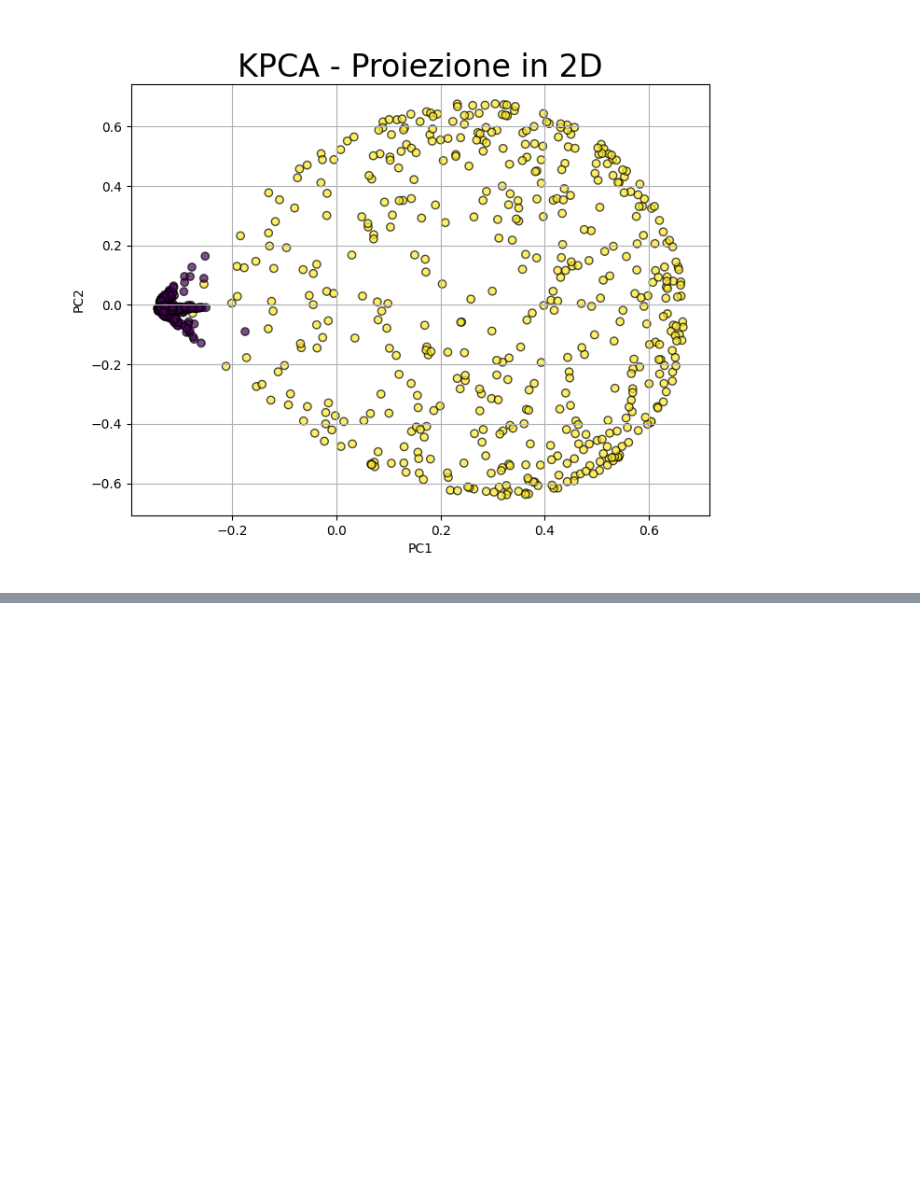
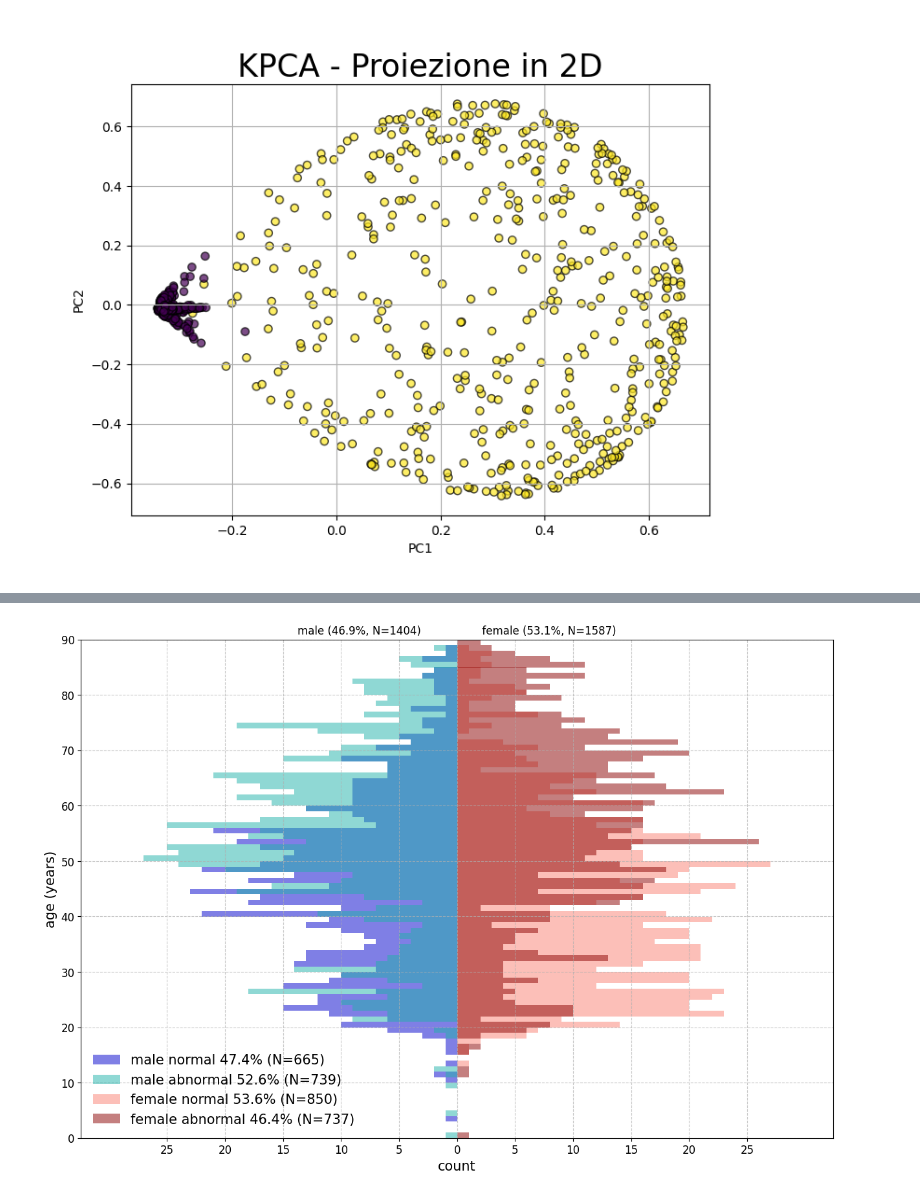
Before and after one commit to pietromihelj/TESI-TRIENNALE, a Jupyter notebook: grafici_esplicativi.ipynb, the cells around one changed output, grey strips where cells are left out. Saved outputs shown, nothing was run; the diff lists cells and outputs as text; code cells hidden in the pictures; blank space fills up the shorter version.

```diff
--- a/grafici_esplicativi.ipynb
+++ b/grafici_esplicativi.ipynb
@@ -116,0 +73,89 @@ sesso: Counter({'M': 2265, 'F': 1718, 'UN': 1})
+# %%
+def create_age_pyramid_overlapped(ax, ages_male_normal, ages_male_abnormal,
+                                 ages_female_normal, ages_female_abnormal,
+                                 bins):
+    hist_male_normal, _ = np.histogram(ages_male_normal, bins=bins)
+    hist_male_abnormal, _ = np.histogram(ages_male_abnormal, bins=bins)
+    hist_female_normal, _ = np.histogram(ages_female_normal, bins=bins)
+    hist_female_abnormal, _ = np.histogram(ages_female_abnormal, bins=bins)
+    total_males_normal = len(ages_male_normal)
+    total_males_abnormal = len(ages_male_abnormal)
+    total_females_normal = len(ages_female_normal)
+    total_females_abnormal = len(ages_female_abnormal)
+    total_males = total_males_normal + total_males_abnormal
+    total_females = total_females_normal + total_females_abnormal
+    total_overall = total_males + total_females
+    male_overall_pct = (total_males / total_overall * 100) if total_overall > 0 else 0
+    female_overall_pct = (total_females / total_overall * 100) if total_overall > 0 else 0
+    male_normal_pct_sex = (total_males_normal / total_males * 100) if total_males > 0 else 0
+    male_abnormal_pct_sex = (total_males_abnormal / total_males * 100) if total_males > 0 else 0
+    female_normal_pct_sex = (total_females_normal / total_females * 100) if total_females > 0 else 0
+    female_abnormal_pct_sex = (total_females_abnormal / total_females * 100) if total_females > 0 else 0
+    ax.set_title(f"male ({male_overall_pct:.1f}%, N={total_males}) "
+                 f"                 female ({female_overall_pct:.1f}%, N={total_females})")
+    bin_centers = bins[:-1] + np.diff(bins)/2
+    ax.barh(bin_centers, -hist_male_normal, height=1, color='mediumblue', alpha=0.5,
+            label=f'male normal {male_normal_pct_sex:.1f}% (N={total_males_normal})')
+    ax.barh(bin_centers, -hist_male_abnormal, height=1, color='lightseagreen', alpha=0.5,
+            label=f'male abnormal {male_abnormal_pct_sex:.1f}% (N={total_males_abnormal})')
+    ax.barh(bin_centers, hist_female_normal, height=1, color='salmon', alpha=0.5,
+            label=f'female normal {female_normal_pct_sex:.1f}% (N={total_females_normal})')
+    ax.barh(bin_centers, hist_female_abnormal, height=1, color='darkred', alpha=0.5,
+            label=f'female abnormal {female_abnormal_pct_sex:.1f}% (N={total_females_abnormal})')
+    max_count = max(hist_male_normal.max(), hist_male_abnormal.max(),
+                    hist_female_normal.max(), hist_female_abnormal.max())
+    ax.set_xlim(-max_count * 1.2, max_count * 1.2)
+    ticks = np.arange(0, max_count + 1, max_count // 5 if max_count > 5 else 1)
+    ax.set_xticks([-t for t in ticks if t > 0] + list(ticks))
+    ax.set_xticklabels([str(abs(int(t))) for t in ax.get_xticks()])
+    ax.set_xlabel('count', fontsize=15)
+    ax.set_ylabel('age (years)', fontsize=15)
+    ax.set_ylim(0, 90) # Range di età
+    ax.set_yticks(np.arange(0, 91, 10))
+    ax.legend(loc='lower left', frameon=False, fontsize=15)
+    ax.grid(linestyle='--', alpha=0.7)
+    ax.tick_params(axis='x', labelsize=12)
+    ax.tick_params(axis='y', labelsize=12)
+def create_repeated_array(values, repetitions):
+    if len(values) != len(repetitions):
+        raise ValueError("Le liste 'values' e 'repetitions' devono avere la stessa lunghezza.")
+
+    result_list = []
+    for i in range(len(values)):
+        value = values[i]
+        num_repetitions = repetitions[i]
+
+        result_list.extend([value] * num_repetitions)
+
+    return np.array(result_list)
+eta = np.arange(0,101,1)
+                 #0,1,2,3,4,5,6,7,8,9,0,1,2,3,4,5,6,7,8,9,0,1,2,3,4, 5, 6,7,8,9, 0,1,2,3,4,5,6,7,8,9,0,1,2,3
+count_pat_m_tr = [1,0,0,0,1,0,0,0,0,1,0,0,2,0,0,0,0,0,1,2,0,9,6,7,10,6,15,3,6,9,14,7,6,5,5,3,5,3,2,5,6,6,2,7,17,11,10,9,18,22,23,22,24,12,13,16,23,15,10,12,14,17,14,16,19,21,4,5,15,10,10,4,7,11,19,3,7,4,6,6,6,7,9,3,2,4,5,1,2,0,0,0,0,0,0,0,1,1,0,0,0]
+count_pat_m_te = [0,0,0,0,0,0,0,0,0,0,0,1,0,0,0,0,0,0,0,0,0,0,0,2,0,0,3,0,0,1,0,0,0,0,0,1,0,1,1,3,1,1,1,1,2,0,0,0,2,2,4,2,1,1,5,1,2,2,1,1,2,2,0,1,0,0,2,1,0,1,0,0,1,1,0,2,1,1,1,0,2,1,0,0,0,0,0,0,0,0,1,1,0,0,0,0,0,0,0,0,0]
+count_n_m_tr =   [0,0,0,1,0,0,0,0,0,0,1,2,0,1,0,1,1,1,3,5,10,5,10,13,10,9,6,15,9,10,4,12,11,12,7,7,7,6,11,9,20,9,17,16,17,11,18,11,20,16,14,14,16,18,14,19,7,8,7,10,9,9,8,7,9,5,5,6,9,3,5,4,3,2,3,3,1,4,1,1,2,2,2,3,2,0,3,1,1,0,1,0,0,0,0,0,0,0,0,0,0]
+count_n_m_te =   [0,0,0,0,0,0,0,0,0,0,0,0,0,0,0,0,0,0,0,1,0,1,1,2,2,3,1,0,2,0,3,2,2,1,1,0,1,4,2,2,2,1,1,1,1,0,0,3,2,1,1,0,1,1,1,2,0,0,2,3,0,0,1,2,0,1,1,0,1,1,2,0,2,0,0,0,0,0,0,0,0,0,0,0,0,0,0,0,0,0,0,0,0,0,0,0,0,0,0,0,0]
+count_pat_f_tr = [1,0,0,0,0,0,0,0,0,0,0,1,1,0,0,1,1,0,2,6,8,2,9,10,5,4,5,4,7,4,4,4,13,5,4,4,4,7,3,7,8,2,13,14,7,15,16,7,13,21,11,11,15,26,13,12,12,15,10,16,15,10,21,18,12,17,11,13,15,20,11,14,10,13,8,10,8,4,3,7,5,5,4,10,6,7,7,4,3,2,0,3,1,0,0,0,0,0,0,0,0]
+count_pat_f_te = [0,0,0,0,0,0,0,0,0,0,0,0,0,0,0,0,1,0,0,0,0,0,1,0,0,0,0,0,0,0,0,0,0,2,0,1,1,0,0,1,0,0,1,2,0,1,1,0,5,2,0,1,0,0,0,3,4,1,1,0,2,0,2,0,0,0,2,0,1,0,0,20,3,1,1,1,1,1,2,2,1,3,2,1,0,4,1,1,0,0,0,0,0,0,0,0,0,0,0,0,0]
+count_n_f_tr =   [0,0,0,0,0,0,0,0,0,0,0,0,0,1,0,1,1,2,5,5,13,9,22,20,19,17,22,11,18,17,10,15,20,20,18,15,19,18,14,17,17,7,12,15,18,21,14,16,18,114,14,15,14,15,17,15,12,15,8,5,15,7,10,8,9,10,2,5,5,5,7,4,0,1,2,1,7,1,1,1,5,4,0,1,2,3,2,3,0,0,2,0,0,0,0,1,0,0,0,0,0]
+count_n_f_te =   [0,0,0,0,0,0,0,0,0,0,0,0,0,0,0,0,0,0,1,2,1,0,1,0,1,5,1,1,2,3,2,1,1,1,3,2,1,2,2,5,1,1,0,1,3,3,0,3,2,1,2,1,1,1,4,1,0,1,0,1,1,0,2,0,1,2,0,2,1,0,0,0,0,0,1,0,0,0,0,2,1,1,1,1,0,0,0,0,1,0,1,0,0,0,0,0,0,0,0,0,0]
+bins = np.arange(0, 101, 1)
+count_pat_m = [i+j for i,j in zip(count_pat_m_te, count_pat_m_tr)]
+count_n_m = [i+j for i,j in zip(count_n_m_te, count_n_m_tr)]
+count_pat_f = [i+j for i,j in zip(count_pat_f_te, count_pat_f_tr)]
+count_n_f = [i+j for i,j in zip(count_n_f_te, count_n_f_tr)]
+count_n_f[49] = count_n_f[49] - 88
+count_pat_f[49] = count_pat_f[49]-9
+count_pat_f[71] = count_pat_f[71]-15
+count_n_m[44] = count_n_m[44] + 5
+count_pat_m[40] = count_pat_m[40] + 5
+count_pat_m[45] = count_pat_m[45] + 5
+
+age_nor_m = create_repeated_array(eta, count_n_m)
+age_ab_m = create_repeated_array(eta, count_pat_m)
+age_nor_f = create_repeated_array(eta, count_n_f)
+age_ab_f = create_repeated_array(eta, count_pat_f)
+
+fig, axes = plt.subplots(1,1,figsize=(15,10), sharey=True)
+create_age_pyramid_overlapped(axes,age_nor_m,age_ab_m,age_nor_f,age_ab_f, bins)
+# %% [output]
+[figure, added]
```
Also changed, not shown: parts of 11 cells of this notebook, 3 other files.
